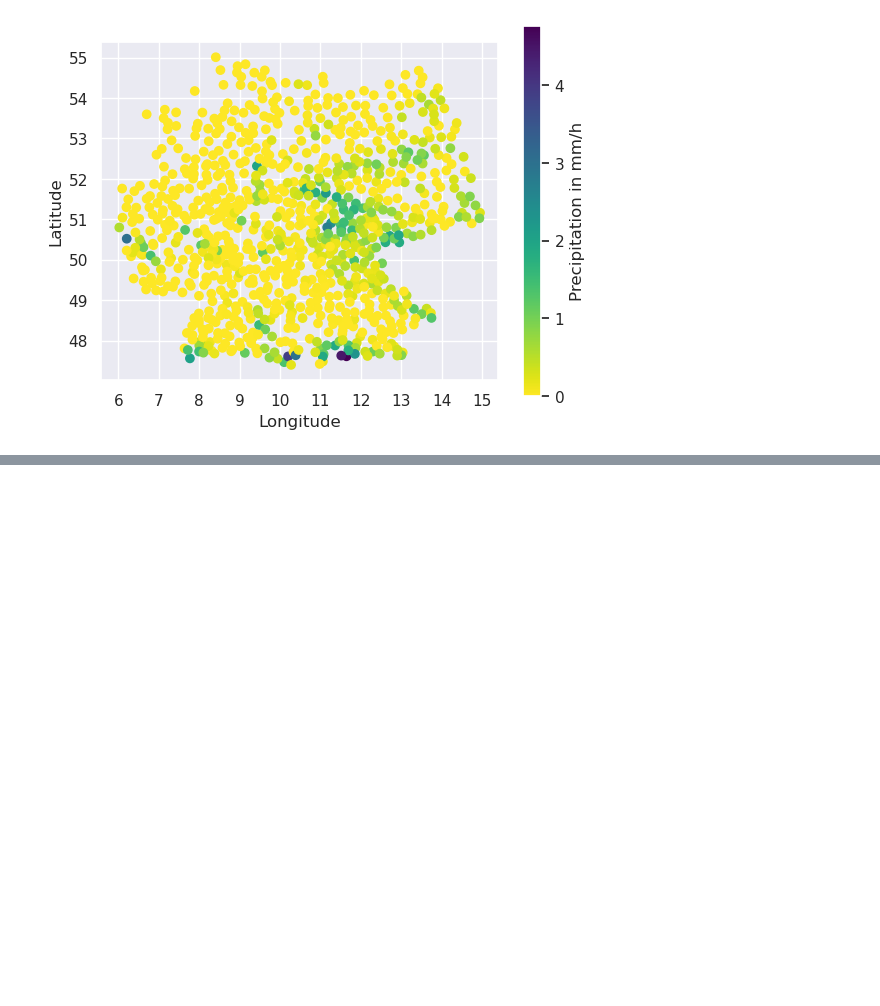
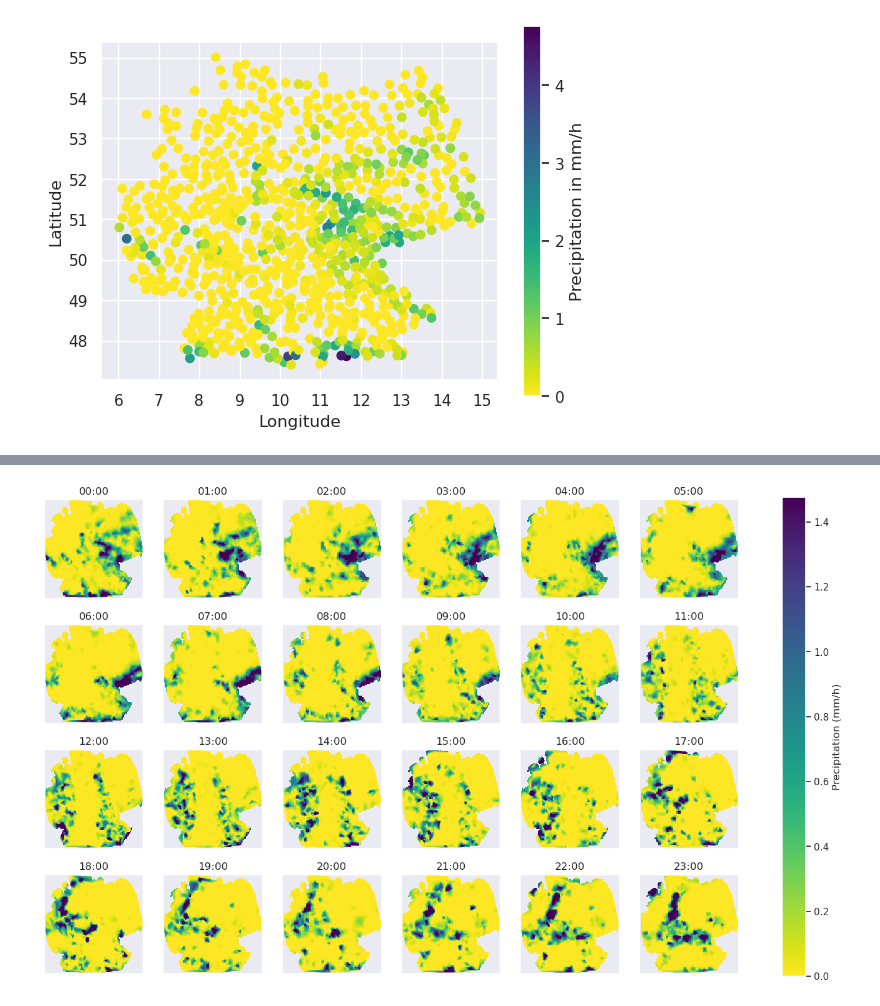
Before and after one commit to carl-lorenz/Visualization, a Jupyter notebook: Problem3/precipation_data.ipynb, the cells around one changed output, grey strips where cells are left out. Saved outputs shown, nothing was run; the diff lists cells and outputs as text; code cells hidden in the pictures; blank space fills up the shorter version.

```diff
--- a/Problem3/precipation_data.ipynb
+++ b/Problem3/precipation_data.ipynb
@@ -147,71 +147,60 @@ plt.show()
 # %%
 # 3.
 
+# Loading grid data for interpolation:
 grid = np.load("griddata.npz")
 geolat = grid["geolat"]
 geolong = grid["geolong"]
-ind = grid["ind"]
-# --- ensure 1-D arrays (same length) ---
-station_lat = np.asarray(station_lat, dtype=float).ravel()
-station_lon = np.asarray(station_lon, dtype=float).ravel()
+ind = grid["ind"].astype(bool)
 
-# vals is often produced by selecting a single column/row; force it to be 1-D
-vals = np.asarray(vals, dtype=float)
-if vals.ndim == 0:
-    # scalar -> broadcast to match stations (or raise if this indicates a bug)
-    vals = np.full(station_lat.shape, float(vals))
-else:
-    vals = vals.ravel()
+# Extracting data for the 20th of April 2024:
+day_df = precipation_df[precipation_df["date"] // 100 == 20240420].copy()
+# Adding column for hour:
+day_df["hour"] = day_df["date"] % 100
 
-if not (len(vals) == len(station_lat) == len(station_lon)):
-    raise ValueError(
-        f"Length mismatch: vals={len(vals)}, lat={len(station_lat)}, lon={len(station_lon)}"
+# Creating a container for interpolated values:
+interpol_prec_day = np.full((24,) + geolat.shape, np.nan, dtype=float)
+
+for h in range(24):
+    # Extracting data for the current hour:
+    sub = day_df[day_df["hour"] == h]
+    lat = sub["geoBreite"].to_numpy(dtype=float).ravel()
+    lon = sub["geoLaenge"].to_numpy(dtype=float).ravel()
+    prec = sub["rain"].to_numpy(dtype=float).ravel()
+
+    # Interpolation:
+    points = np.column_stack([lon, lat])
+    interpol_prec = griddata(
+        points,
+        prec,
+        (geolong, geolat),
+        method="linear",
     )
+    # Masking out values outside of the convex hull of the data points:
+    interpol_prec[~ind] = np.nan
+    # Storing interpolated values for the current hour:
+    interpol_prec_day[h] = interpol_prec
 
-# --- build points and interpolate ---
-# points: (N, 2), values: (N,)
-# grid_x, grid_y: (ny, nx)
-# ind: (ny, nx) boolean mask for "inside"/"valid" grid cells
-# points: (N, 2), values: (N,)
-# grid_x, grid_y: (ny, nx)
-# ind: (ny, nx) boolean mask for "inside"/"valid" grid cells
-Zi = griddata(
-    points,
-    values,
-    (grid_x, grid_y),
-    method="linear",
-    fill_value=np.nan,
-)
+# Setting color range for the plot based on the 2nd and 98th percentile of the data to prevent outliers from dominating the color range:
+prec_min = np.nanpercentile(interpol_prec_day, 2)
+prec_max = np.nanpercentile(interpol_prec_day, 98)
 
-# Ensure Zi matches ind's shape before masking
-Zi = np.asarray(Zi)
-if Zi.ndim == 1 and ind.ndim == 2:
-    Zi = Zi.reshape(ind.shape)
-elif Zi.shape != ind.shape:
-    Zi = Zi.reshape(ind.shape)
-
-Zi[~ind] = np.nan
-Z[h] = Zi
-vmin = np.nanpercentile(Z, 2)
-vmax = np.nanpercentile(Z, 98)
-
-fig, axes = plt.subplots(4, 6, figsize=(18, 10), constrained_layout=True)
+fig, axes = plt.subplots(4, 6, figsize=(18, 10))
 axes = axes.ravel()
-
+im = None
 for h, ax in enumerate(axes):
     im = ax.imshow(
-        Z[h],
-        origin="lower",
-        cmap="viridis",
-        vmin=vmin,
-        vmax=vmax,
+        interpol_prec_day[h],
+        origin="lower",         # Map pointing North.
+        cmap="viridis_r",
+        vmin=prec_min,
+        vmax=prec_max,
         interpolation="nearest",
     )
     ax.set_title(f"{h:02d}:00")
     ax.set_xticks([])
     ax.set_yticks([])
-
-cbar = fig.colorbar(im, ax=axes, shrink=0.9)
-cbar.set_label("Precipitation")
+cbar = fig.colorbar(im, ax=axes)
+cbar.set_label("Precipitation (mm/h)")
 plt.show()
 # %% [output]
@@ -218,0 +207 @@ NameError: name 'points' is not defined
+[figure, added]
```
Also changed, not shown: parts of 3 cells of this notebook.
